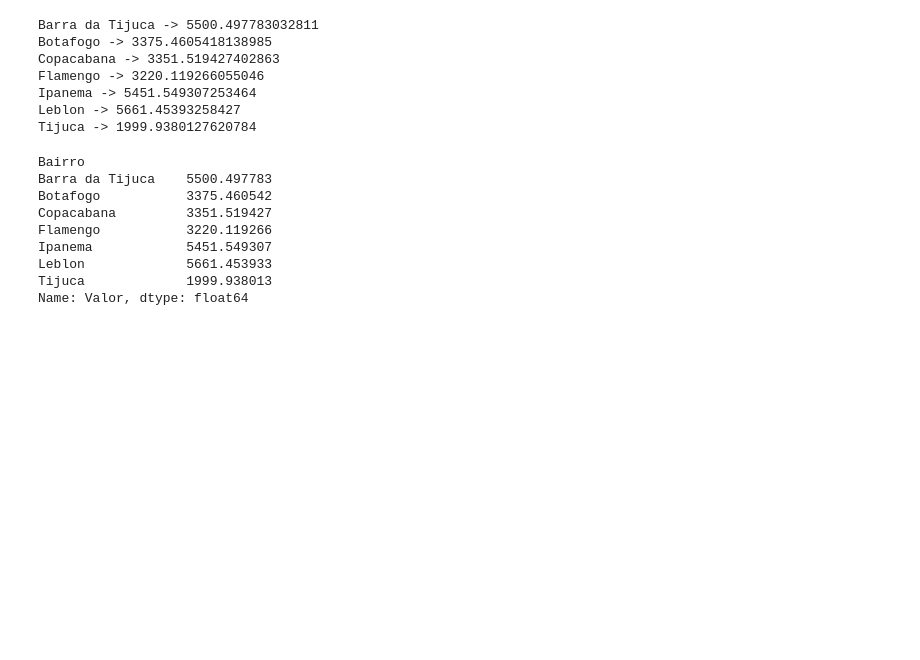
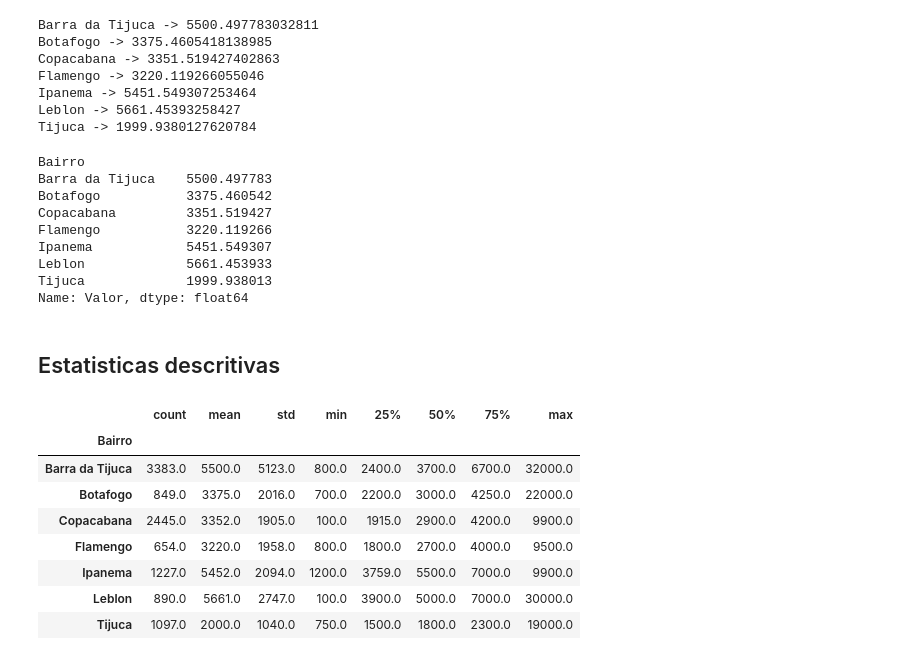
Before and after one commit to FabiadS/Python-para-Data-Science, a Jupyter notebook: Python Pandas tratando e analisando dados/criando_agrupamentos.ipynb, the cells around one changed output. Drawn from its saved outputs; the diff is of its cells as text; code cells hidden in the pictures; blank space fills up the shorter version.

Commit message:
Estatísticas descritivas utilizando describe, aggregate

```diff
--- a/Python Pandas tratando e analisando dados/criando_agrupamentos.ipynb
+++ b/Python Pandas tratando e analisando dados/criando_agrupamentos.ipynb
@@ -67,3 +67,17 @@ Ipanema            5451.549307
 Leblon             5661.453933
 Tijuca             1999.938013
 Name: Valor, dtype: float64
+# %% [markdown]
+## Estatisticas descritivas
+# %%
+grupo_bairro['Valor'].describe().round()
+# %% [output]
+|  | count | mean | std | min | 25% | 50% | 75% | max |
+| Bairro |  |  |  |  |  |  |  |  |
+| Barra da Tijuca | 3383.0 | 5500.0 | 5123.0 | 800.0 | 2400.0 | 3700.0 | 6700.0 | 32000.0 |
+| Botafogo | 849.0 | 3375.0 | 2016.0 | 700.0 | 2200.0 | 3000.0 | 4250.0 | 22000.0 |
+| Copacabana | 2445.0 | 3352.0 | 1905.0 | 100.0 | 1915.0 | 2900.0 | 4200.0 | 9900.0 |
+| Flamengo | 654.0 | 3220.0 | 1958.0 | 800.0 | 1800.0 | 2700.0 | 4000.0 | 9500.0 |
+| Ipanema | 1227.0 | 5452.0 | 2094.0 | 1200.0 | 3759.0 | 5500.0 | 7000.0 | 9900.0 |
+| Leblon | 890.0 | 5661.0 | 2747.0 | 100.0 | 3900.0 | 5000.0 | 7000.0 | 30000.0 |
+| Tijuca | 1097.0 | 2000.0 | 1040.0 | 750.0 | 1500.0 | 1800.0 | 2300.0 | 19000.0 |
```
Also changed, not shown: parts of 4 cells of this notebook.
